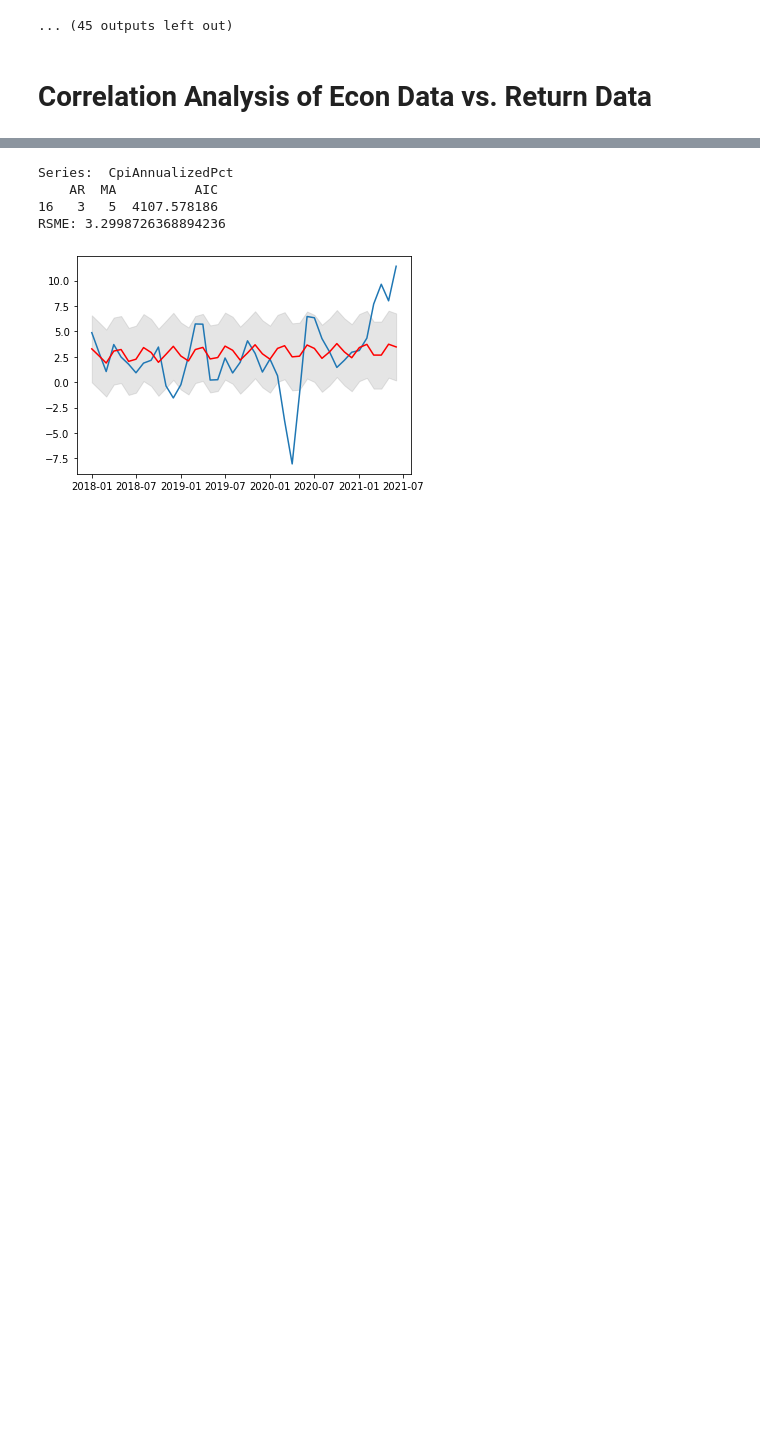
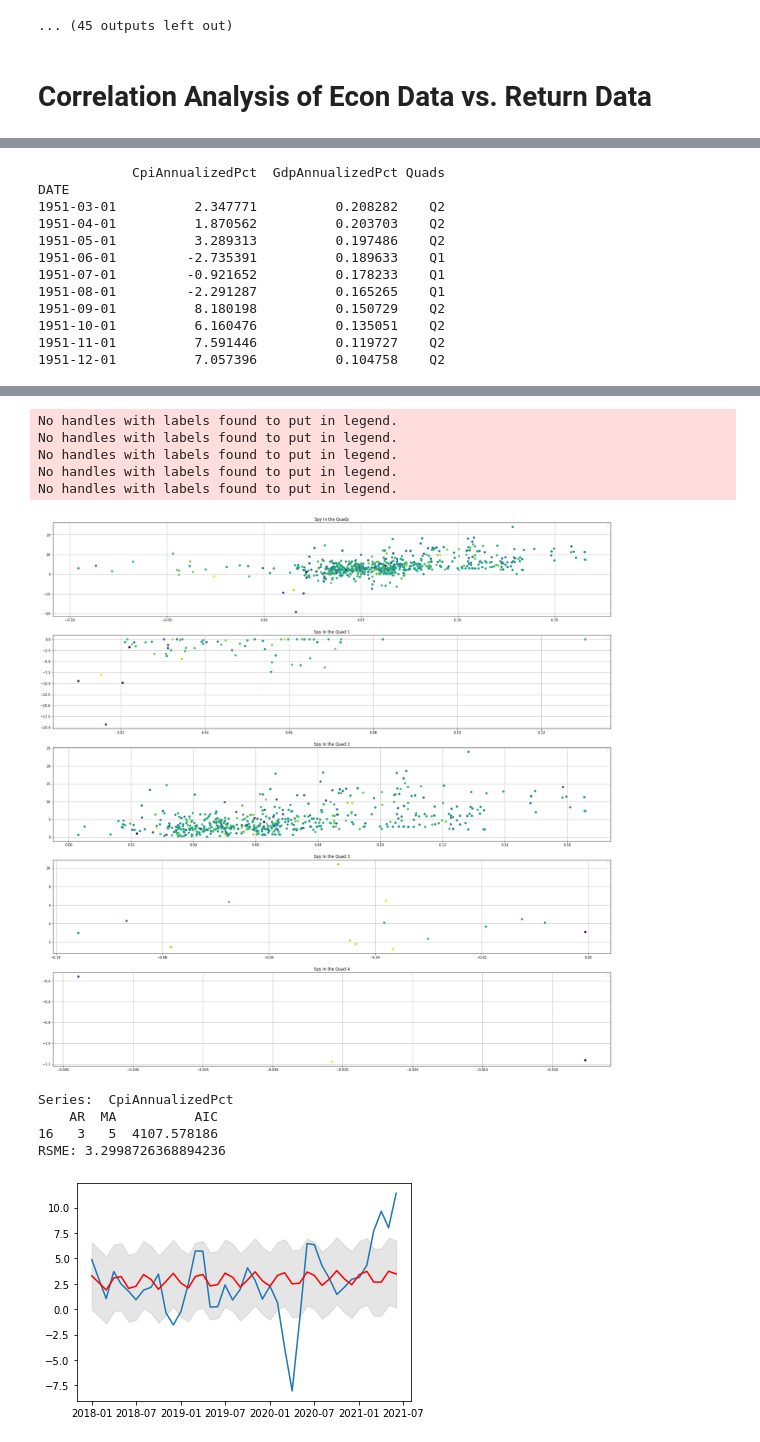
Before and after one commit to AlexNoonan-Syracuse/BigDataProject, a Jupyter notebook: ArimaModels_Alex.ipynb, the cells around one changed output, grey strips where cells are left out. Saved outputs shown, nothing was run; the diff lists cells and outputs as text; code cells hidden in the pictures; blank space fills up the shorter version.

```diff
--- a/ArimaModels_Alex.ipynb
+++ b/ArimaModels_Alex.ipynb
@@ -447,0 +430,57 @@ DATE
+# %%
+cpiGdp = dfmain[['CpiAnnualizedPct', 'GdpAnnualizedPct']]
+cpiGdp['GdpAnnualizedPct'] = cpiGdp['GdpAnnualizedPct'].rolling(window=6).mean()
+cpiGdp.dropna(inplace=True)
+cpiGdp['Quads'] = cpiGdp.apply(lambda row: assign_quads(row) ,axis=1 )
+print(cpiGdp.head(10))
+
+
+fig, (ax) = plt.subplots(1, figsize=(11,11))
+ax.set_title('Scatter plot of Quads')
+ax.scatter(cpiGdp['GdpAnnualizedPct'], cpiGdp['CpiAnnualizedPct'])
+ax.grid()
+plt.show()
+
+
+cpiGdp['Month'] = cpiGdp.index.to_period("M")
+spyPlots = pd.merge(cpiGdp, spy,how='inner', left_on='Month', right_on='Month')
+
+spyPlotsQ1 = spyPlots[spyPlots['Quads']=='Q1']
+spyPlotsQ2 = spyPlots[spyPlots['Quads']=='Q2']
+spyPlotsQ3 = spyPlots[spyPlots['Quads']=='Q3']
+spyPlotsQ4 = spyPlots[spyPlots['Quads']=='Q4']
+fig, (axs) = plt.subplots(5, figsize=(30,30))
+axs[0].set_title('Spy In the Quads')
+axs[0].scatter(spyPlots['GdpAnnualizedPct'], spyPlots['CpiAnnualizedPct'], c=spy['spyPctforward3'])
+axs[0].grid()
+#axs[0].legend()
+axs[1].set_title('Spy In the Quad 1')
+axs[1].scatter(spyPlotsQ1['GdpAnnualizedPct'], spyPlotsQ1['CpiAnnualizedPct'], c=spyPlotsQ1['spyPctforward3'])
+axs[1].grid()
+#axs[1].legend()
+axs[2].set_title('Spy In the Quad 2')
+axs[2].scatter(spyPlotsQ2['GdpAnnualizedPct'], spyPlotsQ2['CpiAnnualizedPct'], c=spyPlotsQ2['spyPctforward3'])
+axs[2].grid()
+#axs[2].legend()
+axs[3].set_title('Spy In the Quad 3')
+axs[3].scatter(spyPlotsQ3['GdpAnnualizedPct'], spyPlotsQ3['CpiAnnualizedPct'], c=spyPlotsQ3['spyPctforward3'])
+axs[3].grid()
+#axs[3].legend()
+axs[4].set_title('Spy In the Quad 4')
+axs[4].scatter(spyPlotsQ4['GdpAnnualizedPct'], spyPlotsQ4['CpiAnnualizedPct'], c=spyPlotsQ4['spyPctforward3'])
+axs[4].grid()
+#axs[4].legend()
+plt.show()
+# %% [output]
+            CpiAnnualizedPct  GdpAnnualizedPct Quads
+DATE
+1951-03-01          2.347771          0.208282    Q2
+1951-04-01          1.870562          0.203703    Q2
+1951-05-01          3.289313          0.197486    Q2
+1951-06-01         -2.735391          0.189633    Q1
+1951-07-01         -0.921652          0.178233    Q1
+1951-08-01         -2.291287          0.165265    Q1
+1951-09-01          8.180198          0.150729    Q2
+1951-10-01          6.160476          0.135051    Q2
+1951-11-01          7.591446          0.119727    Q2
+1951-12-01          7.057396          0.104758    Q2
@@ -448,3 +488,9 @@ DATE
+No handles with labels found to put in legend.
+No handles with labels found to put in legend.
+No handles with labels found to put in legend.
+No handles with labels found to put in legend.
+No handles with labels found to put in legend.
+[figure, added]
 # %%
 subsetdf = dfmain['CpiAnnualizedPct']
 print("Series: ", 'CpiAnnualizedPct')
```
Also changed, not shown: parts of 3 cells of this notebook.
